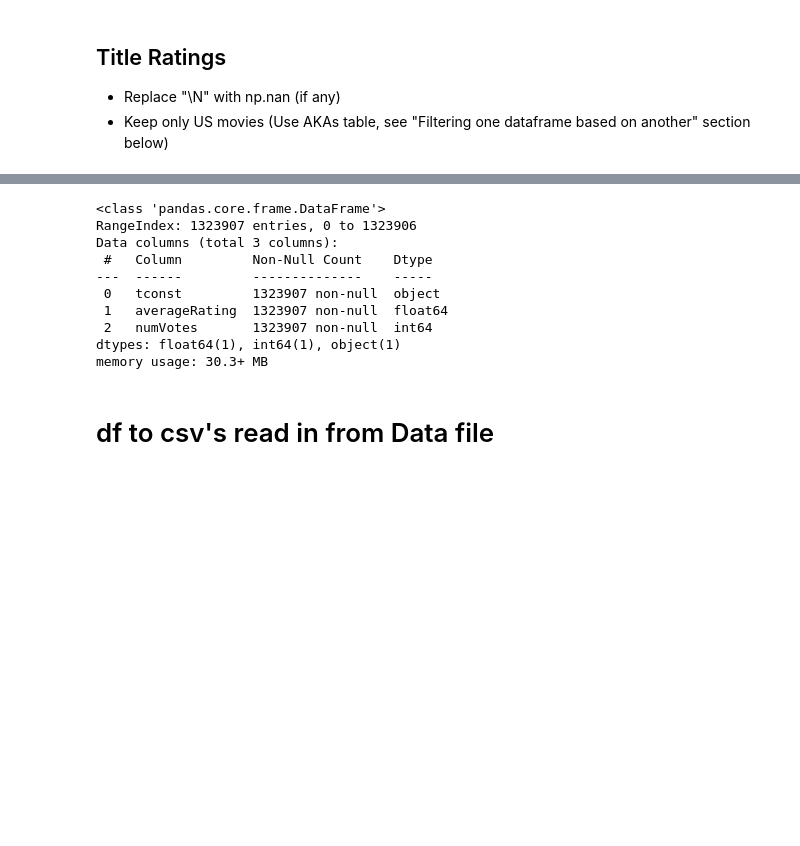
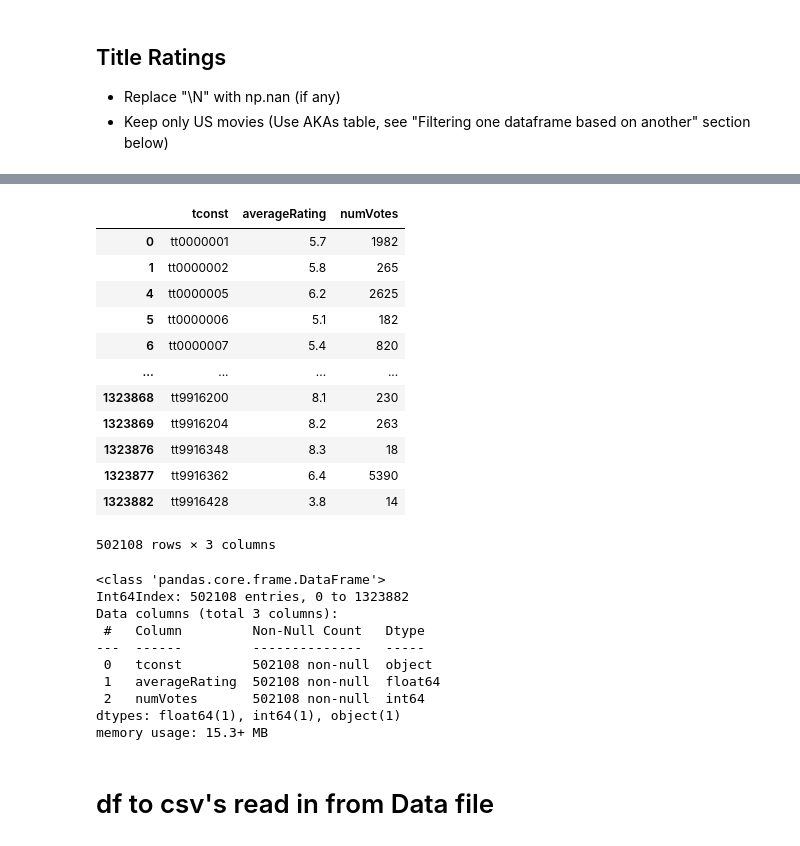
Before and after one commit to Mhoover41/Data-Enrichment-Project-3, a Jupyter notebook: IMBD Project Part 1.ipynb, the cells around one changed output, grey strips where cells are left out. Drawn from its saved outputs; the diff is of its cells as text; code cells hidden in the pictures; blank space fills up the shorter version.

Commit message:
added the filter for ratings based on akas

```diff
--- a/IMBD Project Part 1.ipynb
+++ b/IMBD Project Part 1.ipynb
@@ -218,4 +218,9 @@ memory usage: 5.6+ MB
 # Replace "\N" with np.nan
 akas_df.replace({'\\N':np.nan},inplace=True)
 # %%
-akas_df = akas_df.loc[akas_df['region'] =='US']
+#akas_df = akas_df.loc[akas_df['region'] =='US']
+# %%
+us_only = akas_df['region'] == 'US'
+# %%
+akas_df = akas_df[us_only]
+akas_df.head()
@@ -290,16 +296,35 @@ basics_df
+# %%
+ratings_us = ratings_df['tconst'].isin(akas_df['titleId'])
+# %%
+ratings_df= ratings_df[ratings_us]
+ratings_df
+# %% [output]
+|  | tconst | averageRating | numVotes |
+| 0 | tt0000001 | 5.7 | 1982 |
+| 1 | tt0000002 | 5.8 | 265 |
+| 4 | tt0000005 | 6.2 | 2625 |
+| 5 | tt0000006 | 5.1 | 182 |
+| 6 | tt0000007 | 5.4 | 820 |
+| ... | ... | ... | ... |
+| 1323868 | tt9916200 | 8.1 | 230 |
+| 1323869 | tt9916204 | 8.2 | 263 |
+| 1323876 | tt9916348 | 8.3 | 18 |
+| 1323877 | tt9916362 | 6.4 | 5390 |
+| 1323882 | tt9916428 | 3.8 | 14 |
+502108 rows × 3 columns
 # %%
 ratings_df.info()
 # %% [output]
 <class 'pandas.core.frame.DataFrame'>
-RangeIndex: 1323907 entries, 0 to 1323906
+Int64Index: 502108 entries, 0 to 1323882
 Data columns (total 3 columns):
- #   Column         Non-Null Count    Dtype
----  ------         --------------    -----
- 0   tconst         1323907 non-null  object
- 1   averageRating  1323907 non-null  float64
- 2   numVotes       1323907 non-null  int64
+ #   Column         Non-Null Count   Dtype
+---  ------         --------------   -----
+ 0   tconst         502108 non-null  object
+ 1   averageRating  502108 non-null  float64
+ 2   numVotes       502108 non-null  int64
 dtypes: float64(1), int64(1), object(1)
-memory usage: 30.3+ MB
+memory usage: 15.3+ MB
 # %% [markdown]
 # df to csv's read in from Data file
 # %%
```
Also changed, not shown: parts of 7 cells of this notebook, 2 other files.
